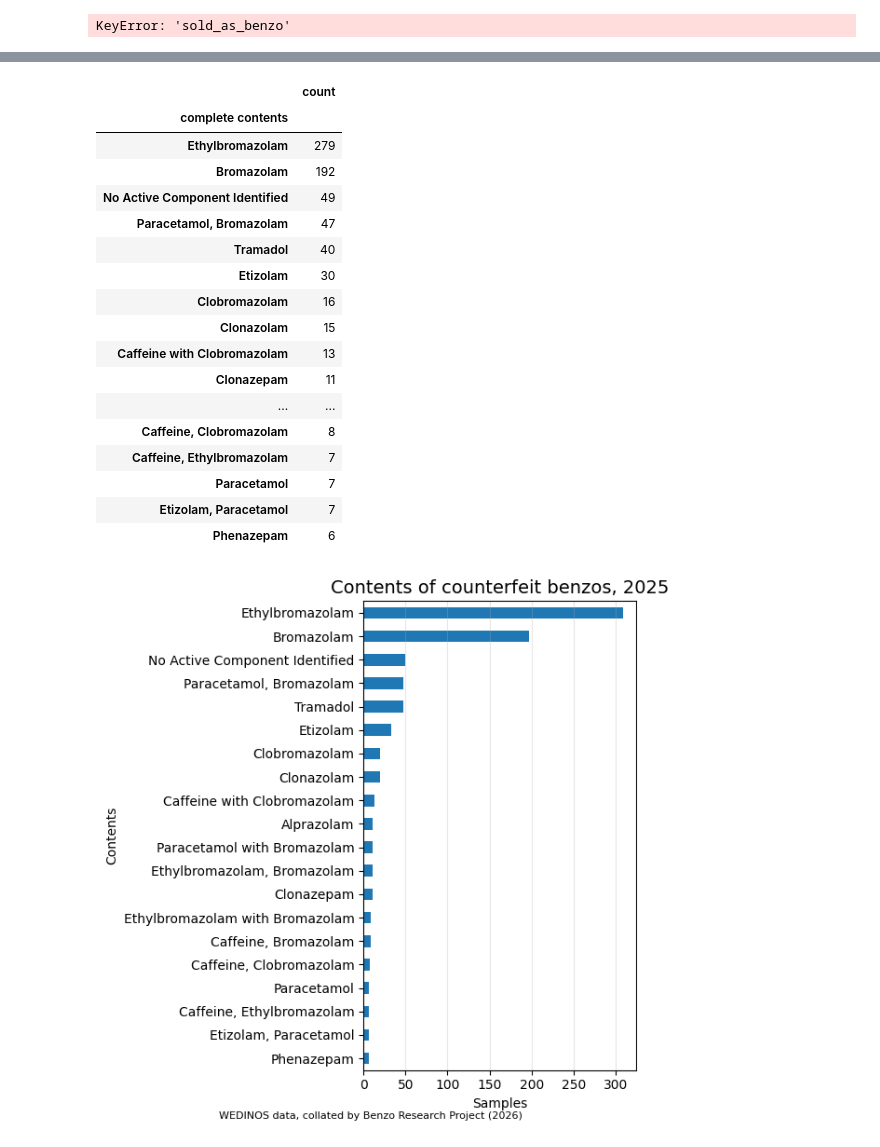
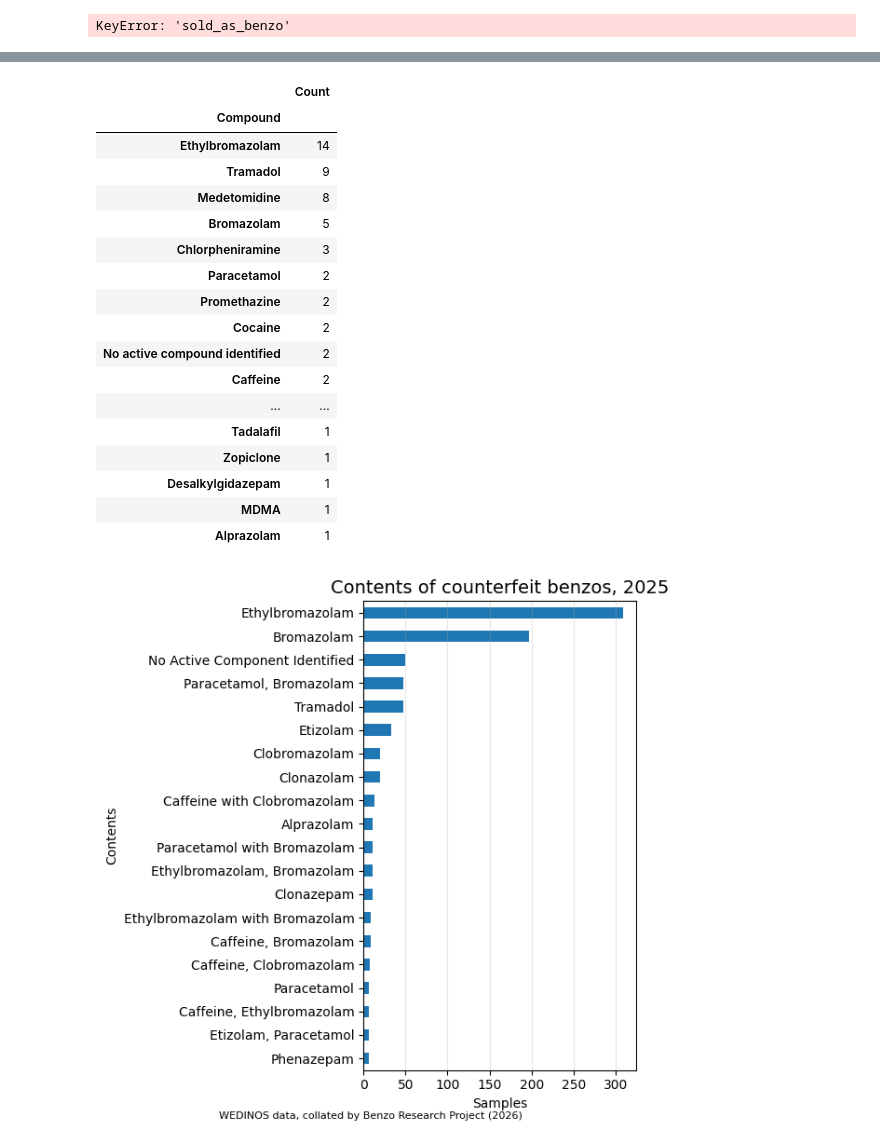
Before and after one commit to Benzo-Research-Project/NitazeneMap, a Jupyter notebook: WEDINOSParser.ipynb, the cells around one changed output, grey strips where cells are left out. Cells and saved outputs as stored; diff of their text form; code cells hidden in the pictures.

```diff
--- a/WEDINOSParser.ipynb
+++ b/WEDINOSParser.ipynb
@@ -765,12 +765,17 @@ df_benzo
 # %%
 from datetime import datetime as dt
-dates=[]
-for idx, row in df_benzo.iterrows():
-    try:
-        dates.append(dt.strptime(row['date_received'], '%d/%m/%Y'))
-    except:
-        dates.append(dt.strptime(row['date_received'], '%d %b %Y'))
-df_benzo['date_received']=dates
+def convertDates(df_joined):
+    dates=[]
+    for idx, row in df_joined.iterrows():
+        try:
+            dates.append(dt.strptime(row['date_received'], '%d/%m/%Y'))
+        except:
+            dates.append(dt.strptime(row['date_received'], '%d %b %Y'))
+    df_joined['date_received']=dates
+    df_joined = df_joined.sort_values(by='date_received')
+    return df_joined
+#df_benzo = convertDates(df_benzo)
+df_benzo['date_received']=pd.to_datetime(df_benzo['date_received'])
 df_benzo.sort_values(by='date_received')
 # %% [output]
 |  | date_received | postcode | intent | label | colour | form | consumption_method | effects | major | ... |
@@ -789,7 +794,7 @@ df_benzo.sort_values(by='date_received')
 # %%
 # Restricting date to month
 #df_month = df.loc[df['date_received'].str.contains('Apr')]
-df_benzo_month = df_benzo.loc[df_benzo['date_received'].dt.month == 4]
+df_benzo_month = df_benzo.loc[df_benzo['date_received'].dt.month == 5]
 print(df_benzo_month.shape)
 df_benzo_month.sort_values(by='date_received')
 # %% [output]
@@ -1003,6 +1008,7 @@ df_benzo_2025['major'] = df_benzo_2025['major'].fillna('')
 # %%
 df_benzo_month['minor'] = df_benzo_month['minor'].fillna('')
 df_benzo_month['major'] = df_benzo_month['major'].fillna('')
-df_benzo_0426, benzo_0426_figures = check_benzo_status(df_benzo_month, '1–30 April 2026')
-df_benzo_0426
+df_benzo_month['label'] = df_benzo_month['label'].fillna('')
+df_benzo_0526, benzo_0526_figures = check_benzo_status(df_benzo_month, '1–31 May 2026')
+df_benzo_0526
 # %% [output]
@@ -1318,9 +1322,9 @@ print(counterfeitContents_all)
 # %% [output]
 KeyError: 'sold_as_benzo'
 # %%
-df_cbenzo_0426 = df_benzo_0426.loc[(df_benzo_0426['sold_as_benzo'] == '1') & (df_benzo_0426['status'] == 'counterfeit')]
-counterfeitContents = getContents(df_cbenzo_0426)
-allContents = getContents(df_benzo_0426)
+df_cbenzo_0526 = df_benzo_0526.loc[(df_benzo_0526['sold_as_benzo'] == '1') & (df_benzo_0526['status'] == 'counterfeit')]
+counterfeitContents = getContents(df_cbenzo_0526)
+allContents = getContents(df_benzo_0526)
 pd.DataFrame(counterfeitContents).head(20)
 # %% [output]
 A value is trying to be set on a copy of a slice from a DataFrame.
@@ -1417,24 +1421,25 @@ uniqueAll.to_csv('data/out/wedinos_unique_allbenzos_april2026.csv', sep=',', enc
 # %%
-pd.DataFrame(counterfeitContents_all).head(20)
+#pd.DataFrame(counterfeitContents_all).head(20)
+uniqueCounterfeits.head(20)
 # %% [output]
-|  | count |
-| complete contents |  |
-| Ethylbromazolam | 279 |
-| Bromazolam | 192 |
-| No Active Component Identified | 49 |
-| Paracetamol, Bromazolam | 47 |
-| Tramadol | 40 |
-| Etizolam | 30 |
-| Clobromazolam | 16 |
-| Clonazolam | 15 |
-| Caffeine with Clobromazolam | 13 |
-| Clonazepam | 11 |
+|  | Count |
+| Compound |  |
+| Ethylbromazolam | 14 |
+| Tramadol | 9 |
+| Medetomidine | 8 |
+| Bromazolam | 5 |
+| Chlorpheniramine | 3 |
+| Paracetamol | 2 |
+| Promethazine | 2 |
+| Cocaine | 2 |
+| No active compound identified | 2 |
+| Caffeine | 2 |
 | ... | ... |
-| Caffeine, Clobromazolam | 8 |
-| Caffeine, Ethylbromazolam | 7 |
-| Paracetamol | 7 |
-| Etizolam, Paracetamol | 7 |
-| Phenazepam | 6 |
+| Tadalafil | 1 |
+| Zopiclone | 1 |
+| Desalkylgidazepam | 1 |
+| MDMA | 1 |
+| Alprazolam | 1 |
 # %%
 fig, ax = subplots(figsize=(6, 6))
 ax.title.set_text('Contents of counterfeit benzos, 2025')
```
Also changed, not shown: parts of 9 cells of this notebook, 11 other files.
